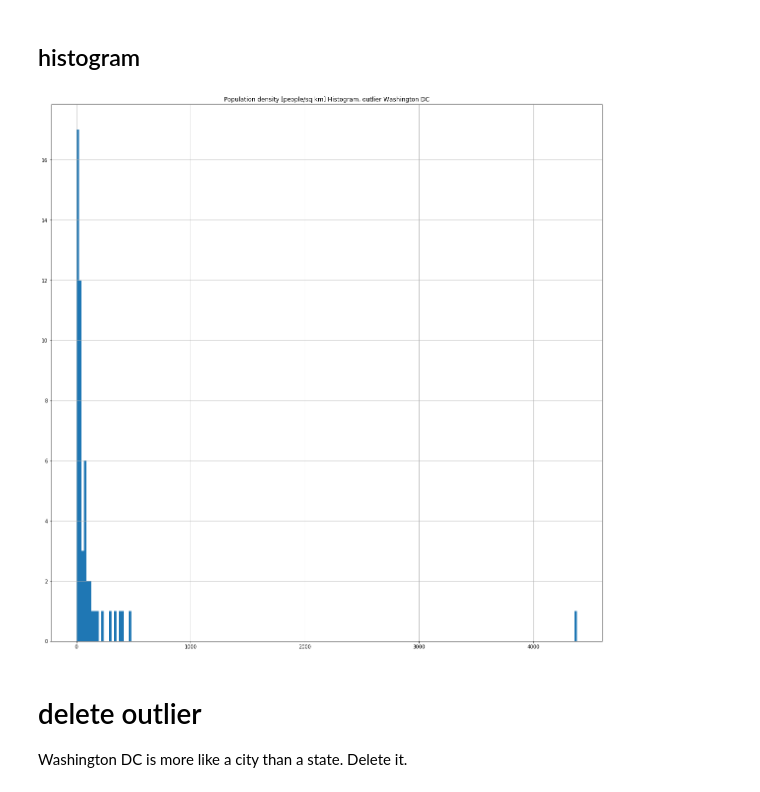
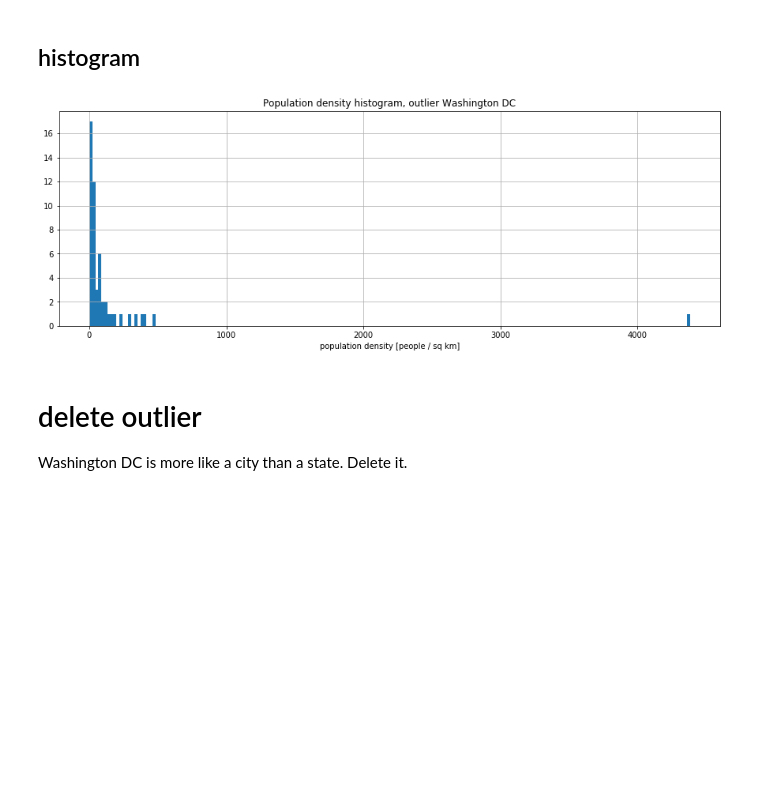
Before and after one commit to beepscore/census_play, a Jupyter notebook: us_states.ipynb, the cells around one changed output. Cells and saved outputs as stored; diff of their text form; code cells hidden in the pictures; blank space fills up the shorter version.

Commit message:
Revise plots - figsize, add titles and axis labels

```diff
--- a/us_states.ipynb
+++ b/us_states.ipynb
@@ -161,12 +161,13 @@ Name: population_density, dtype: float64
 # %% [markdown]
 ## histogram
 # %%
-figsize = (20, 20)
+figsize = (15, 5)
 fig, ax = plt.subplots(1, 1, figsize=figsize)
-ax.set_title('Population density [people/sq km] Histogram, outlier Washington DC')
+ax.set_title('Population density histogram, outlier Washington DC')
+ax.set_xlabel('population density [people / sq km]')
 hist = df_map['population_density'].hist(bins=200, figsize=figsize)
 # %% [output]
-[figure, old version]
+[figure, new version]
 # %% [markdown]
 # delete outlier
 Washington DC is more like a city than a state. Delete it.
```
Also changed, not shown: parts of 6 cells of this notebook.
